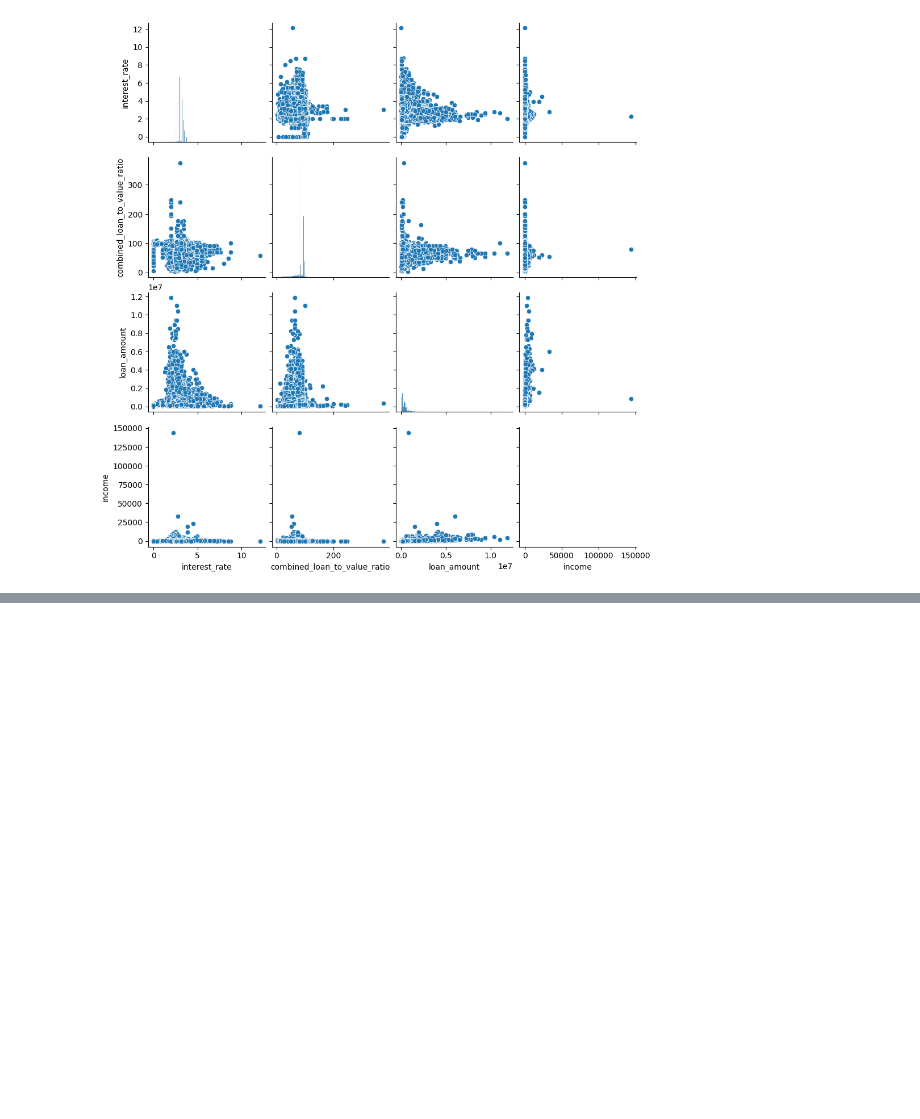
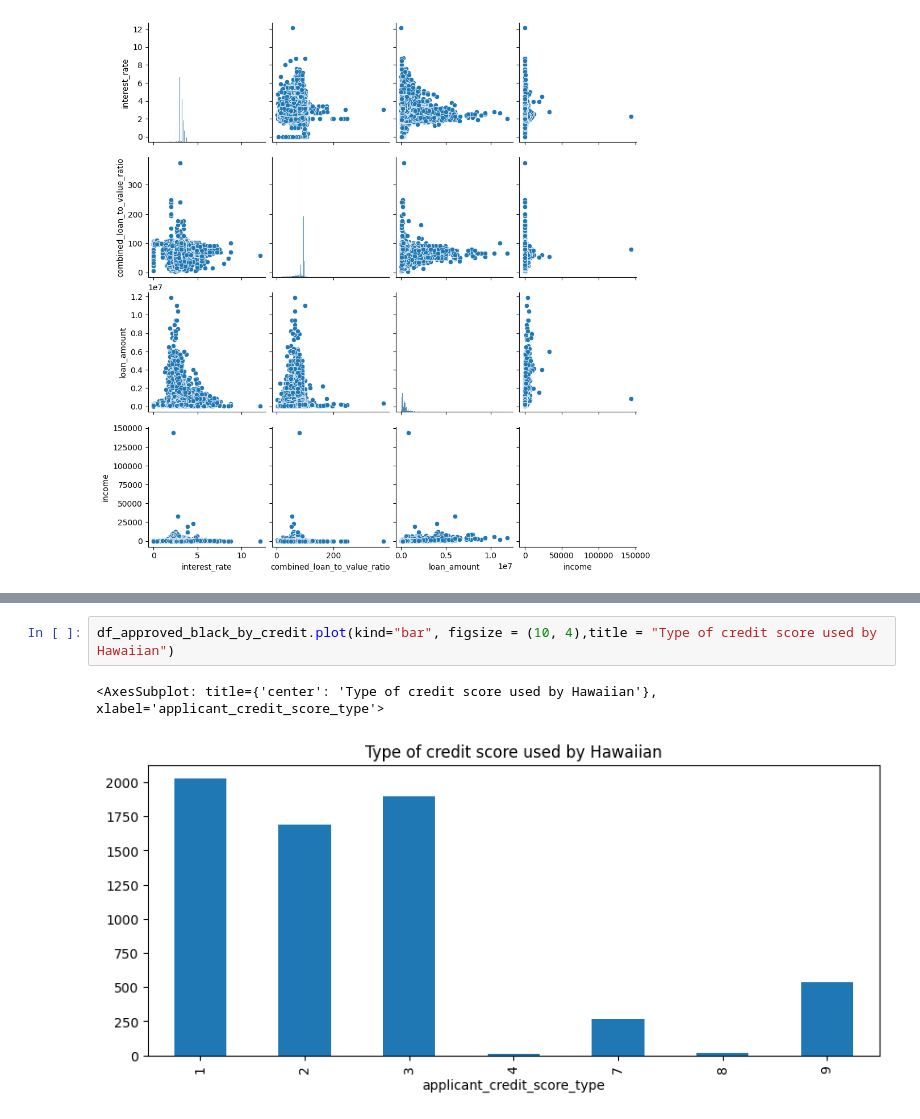
Before and after one commit to HuanPham5/examining-biases-AI, a Jupyter notebook: analysis2.ipynb, the cells around one changed output, grey strips where cells are left out. Saved outputs shown, nothing was run; the diff lists cells and outputs as text; blank space fills up the shorter version.

```diff
--- a/analysis2.ipynb
+++ b/analysis2.ipynb
@@ -492,0 +523,5 @@ df_approved_white.groupby(by='applicant_credit_score_type').count()
+# %%
+df_approved_black_by_credit.plot(kind="bar", figsize = (10, 4),title = "Type of credit score used by Hawaiian")
+# %% [output]
+<AxesSubplot: title={'center': 'Type of credit score used by Hawaiian'}, xlabel='applicant_credit_score_type'>
+[figure, added]
```
Also changed, not shown: parts of 14 cells of this notebook.
